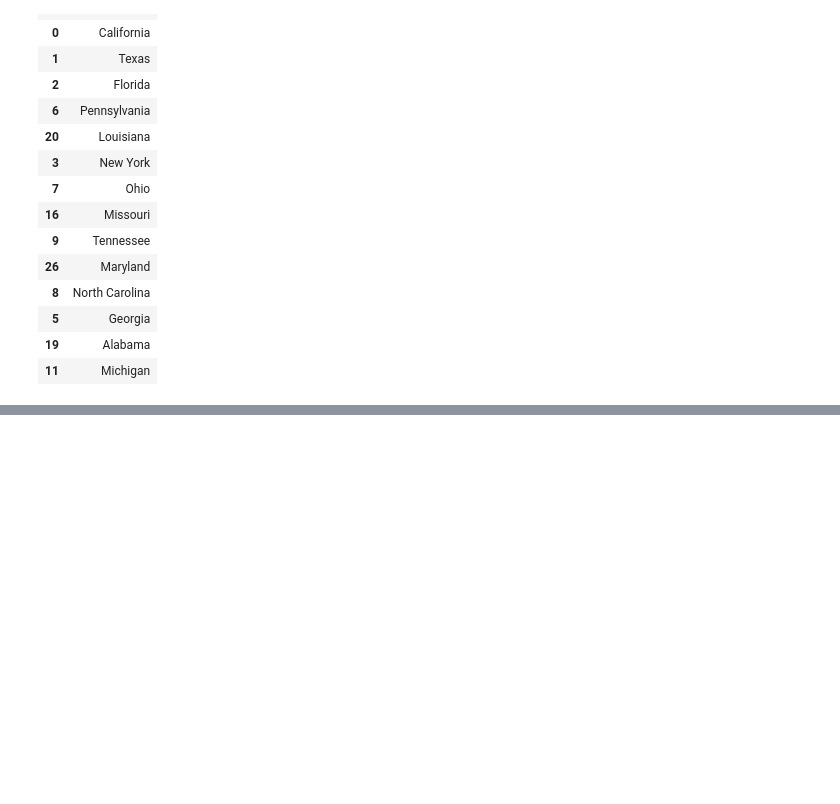
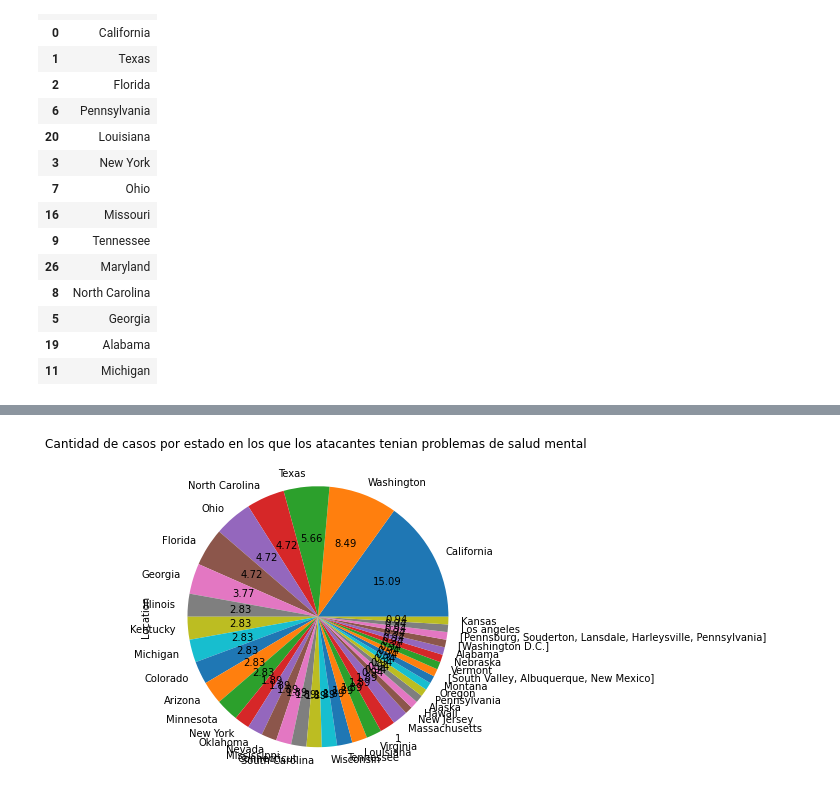
Before and after one commit to panxolopez/proyecto_mineria, a Jupyter notebook: proyecto_data1621.ipynb, the cells around one changed output, grey strips where cells are left out. Drawn from its saved outputs; the diff is of its cells as text; code cells hidden in the pictures; blank space fills up the shorter version.

```diff
--- a/proyecto_data1621.ipynb
+++ b/proyecto_data1621.ipynb
@@ -633,0 +765,39 @@ Del top 15 de los estados de usa con mayor cantidad de tiroteos, tenemos 14 que
+# %%
+df_state['Location']= df_state['Location'].str.split(', ')
+# %%
+#df_state=df_state.dropna()
+count=0
+l=[]
+df_state = df_state.replace([np.nan],[1])
+for i in df_state['Location']:
+    count+=1
+    if(i == 1):
+        continue
+    elif(len(i) == 2):
+        if('TX' == i[1]):
+            df_state['Location'][count-1] = 'Texas'
+        elif('CO' == i[1]):
+            df_state['Location'][count-1] = 'Colorado'
+        elif('MD' == i[1]):
+            df_state['Location'][count-1] = 'Maryland'
+        elif('NV' == i[1]):
+            df_state['Location'][count-1] = 'Nevada'
+        elif('CA' == i[1]):
+            df_state['Location'][count-1] = 'California'
+        elif('PA' == i[1]):
+            df_state['Location'][count-1] = 'Pensilvania'
+        elif('WA' == i[1]):
+            df_state['Location'][count-1] = 'Washington'
+        elif('LA' == i[1]):
+            df_state['Location'][count-1] = 'Los angeles'
+        else:
+            df_state['Location'][count-1] = i[1]
+
+    elif(len(i) == 1):
+        if(i == 'Washington D.C.'):
+            df_state['Location'][count-1] = 'Washington'
+        else:
+            continue
+
+
+df_state
@@ -633,0 +818,2 @@ Del top 15 de los estados de usa con mayor cantidad de tiroteos, tenemos 14 que
+# %%
+df_yes= df_state[(df_state['Mental Health Issues'] =='Yes')]
@@ -633,0 +822,6 @@ Del top 15 de los estados de usa con mayor cantidad de tiroteos, tenemos 14 que
+# %%
+plot_yes = df_yes['Location'].value_counts().plot(kind='pie', autopct='%.2f',
+                                            figsize=(6, 6),
+                                            title='Cantidad de casos por estado en los que los atacantes tenian problemas de salud mental ')
+# %% [output]
+[figure, added]
```
Also changed, not shown: parts of 13 cells of this notebook, 2 other files.
